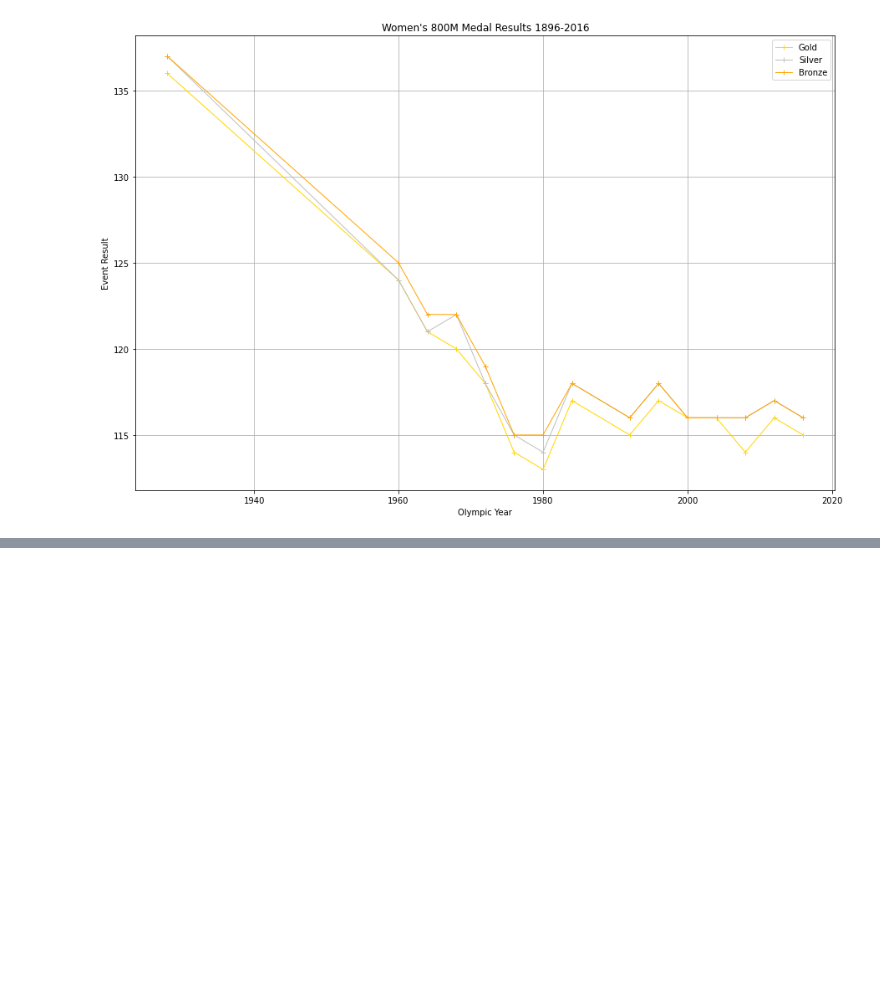
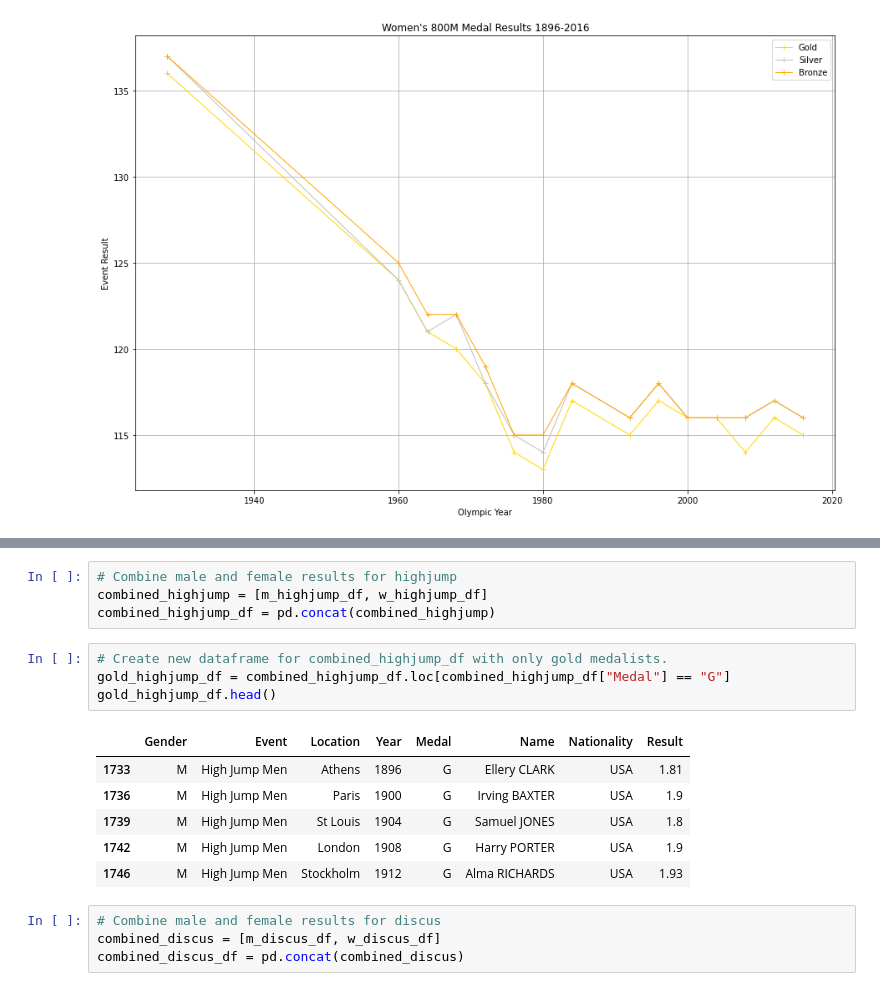
Before and after one commit to dstagner63/Project1, a Jupyter notebook: master_file.ipynb, the cells around one changed output, grey strips where cells are left out. Cells and saved outputs as stored; diff of their text form; blank space fills up the shorter version.

```diff
--- a/master_file.ipynb
+++ b/master_file.ipynb
@@ -351,0 +364,19 @@ plt.show()
+# %%
+# Combine male and female results for highjump
+combined_highjump = [m_highjump_df, w_highjump_df]
+combined_highjump_df = pd.concat(combined_highjump)
+# %%
+# Create new dataframe for combined_highjump_df with only gold medalists.
+gold_highjump_df = combined_highjump_df.loc[combined_highjump_df["Medal"] == "G"]
+gold_highjump_df.head()
+# %% [output]
+|  | Gender | Event | Location | Year | Medal | Name | Nationality | Result |
+| 1733 | M | High Jump Men | Athens | 1896 | G | Ellery CLARK | USA | 1.81 |
+| 1736 | M | High Jump Men | Paris | 1900 | G | Irving BAXTER | USA | 1.9 |
+| 1739 | M | High Jump Men | St Louis | 1904 | G | Samuel JONES | USA | 1.8 |
+| 1742 | M | High Jump Men | London | 1908 | G | Harry PORTER | USA | 1.9 |
+| 1746 | M | High Jump Men | Stockholm | 1912 | G | Alma RICHARDS | USA | 1.93 |
+# %%
+# Combine male and female results for discus
+combined_discus = [m_discus_df, w_discus_df]
+combined_discus_df = pd.concat(combined_discus)
```
Also changed, not shown: parts of 14 cells of this notebook.
